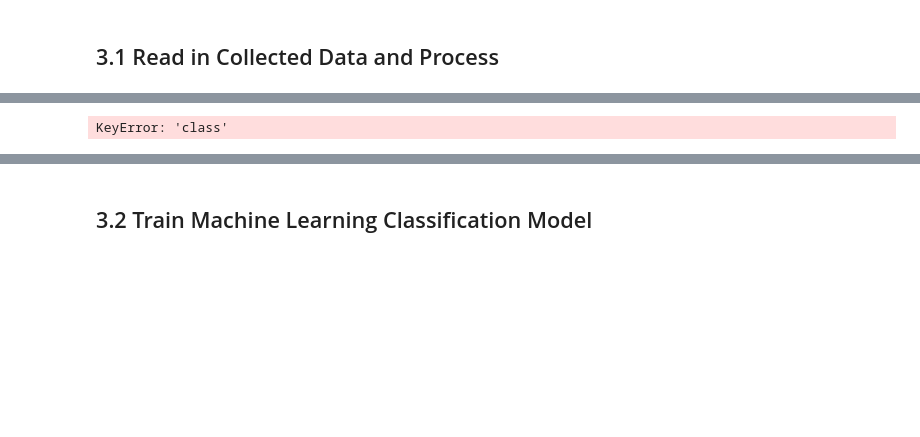
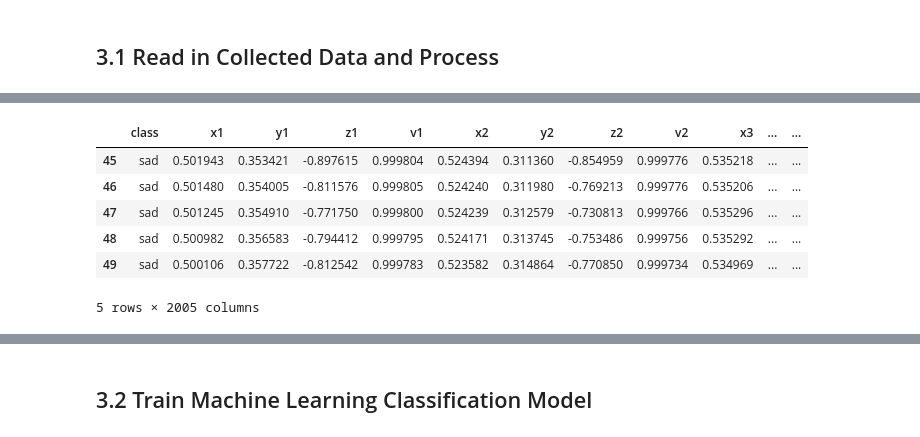
Before and after one commit to OmerSherer/DS_EmpowerView, a Jupyter notebook: holistic_folder/Body Language Decoder Tutorial.ipynb, the cells around one changed output, grey strips where cells are left out. Drawn from its saved outputs; the diff is of its cells as text; code cells hidden in the pictures; blank space fills up the shorter version.

```diff
--- a/holistic_folder/Body Language Decoder Tutorial.ipynb
+++ b/holistic_folder/Body Language Decoder Tutorial.ipynb
@@ -183,8 +67,14 @@ df.tail()
 5 rows × 2005 columns
 # %%
-df[df['class']=='Sad']
+df[df['class']=='sad'].head()
 # %% [output]
+|  | class | x1 | y1 | z1 | v1 | x2 | y2 | z2 | v2 | x3 | ... | ... |
+| 45 | sad | 0.501943 | 0.353421 | -0.897615 | 0.999804 | 0.524394 | 0.311360 | -0.854959 | 0.999776 | 0.535218 | ... | ... |
+| 46 | sad | 0.501480 | 0.354005 | -0.811576 | 0.999805 | 0.524240 | 0.311980 | -0.769213 | 0.999776 | 0.535206 | ... | ... |
+| 47 | sad | 0.501245 | 0.354910 | -0.771750 | 0.999800 | 0.524239 | 0.312579 | -0.730813 | 0.999766 | 0.535296 | ... | ... |
+| 48 | sad | 0.500982 | 0.356583 | -0.794412 | 0.999795 | 0.524171 | 0.313745 | -0.753486 | 0.999756 | 0.535292 | ... | ... |
+| 49 | sad | 0.500106 | 0.357722 | -0.812542 | 0.999783 | 0.523582 | 0.314864 | -0.770850 | 0.999734 | 0.534969 | ... | ... |
-KeyError: 'class'
+5 rows × 2005 columns
 # %%
 X = df.drop('class', axis=1) # features
 y = df['class'] # target value
```
Also changed, not shown: parts of 20 cells of this notebook, 1 other file.
